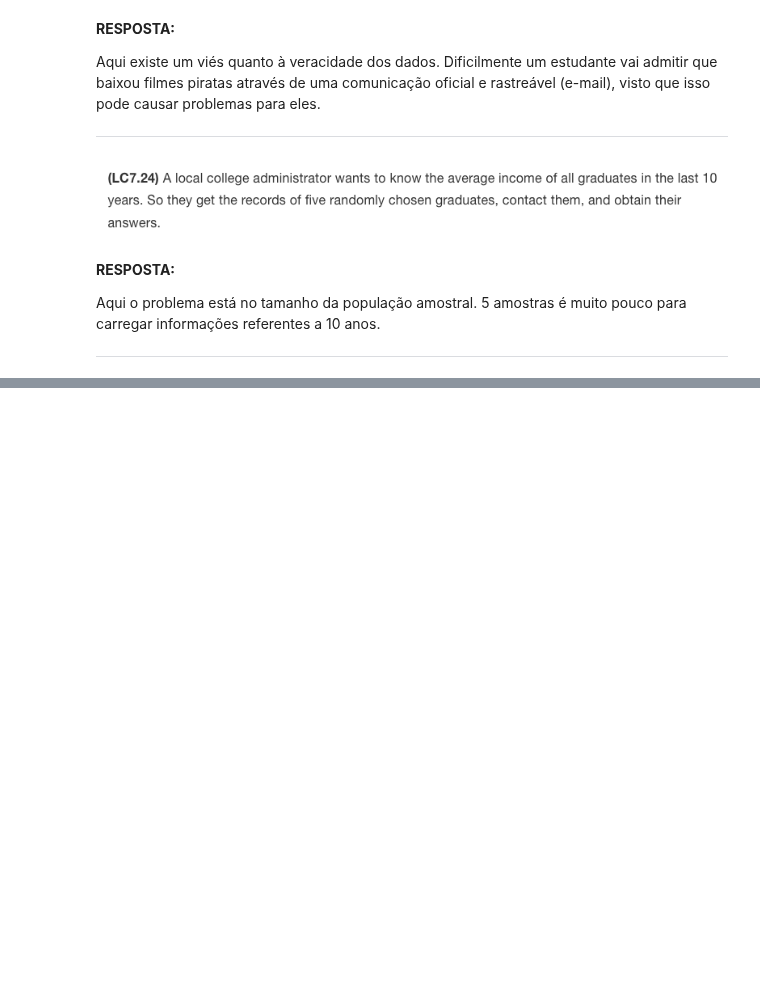
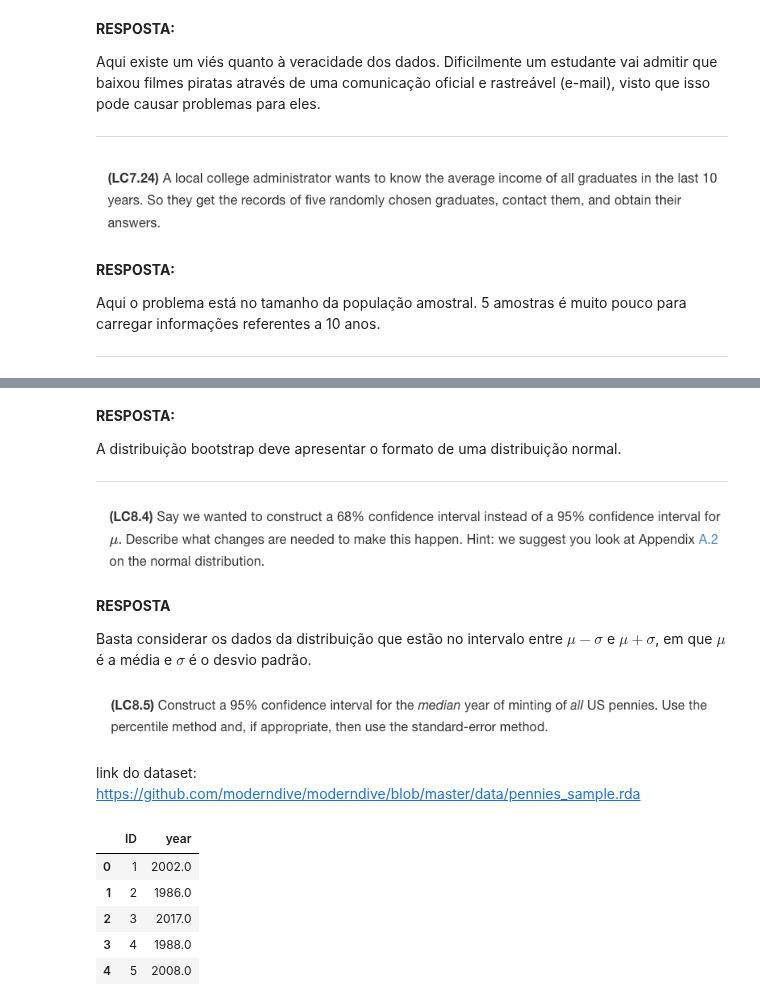
Before and after one commit to pdcos/analise_visual_ciencia_de_dados, a Jupyter notebook: participacao_8/solutions_8.ipynb, the cells around one changed output, grey strips where cells are left out. Drawn from its saved outputs; the diff is of its cells as text; code cells hidden in the pictures; blank space fills up the shorter version.

```diff
--- a/participacao_8/solutions_8.ipynb
+++ b/participacao_8/solutions_8.ipynb
@@ -152,0 +175,29 @@ Aqui o problema está no tamanho da população amostral. 5 amostras é muito po
+# %% [markdown]
+**RESPOSTA:**
+
+A distribuição bootstrap deve apresentar o formato de uma distribuição normal.
+
+---
+# %% [markdown]
+![image.png](attachment:image.png)
+# %% [markdown]
+**RESPOSTA**
+
+Basta considerar os dados da distribuição que estão no intervalo entre $ \mu - \sigma$ e $ \mu + \sigma$, em que $\mu$ é a média e $\sigma$ é o desvio padrão.
+# %% [markdown]
+![image.png](attachment:image.png)
+# %% [markdown]
+link do dataset: https://github.com/moderndive/moderndive/blob/master/data/pennies_sample.rda
+# %%
+# Lê o arquivo em .rda
+
+pennies_sample = read_r("pennies_sample.rda")
+pennies_sample = pd.DataFrame(pennies_sample['pennies_sample'])
+pennies_sample.head()
+# %% [output]
+|  | ID | year |
+| 0 | 1 | 2002.0 |
+| 1 | 2 | 1986.0 |
+| 2 | 3 | 2017.0 |
+| 3 | 4 | 1988.0 |
+| 4 | 5 | 2008.0 |
```
Also changed, not shown: parts of 13 cells of this notebook.
